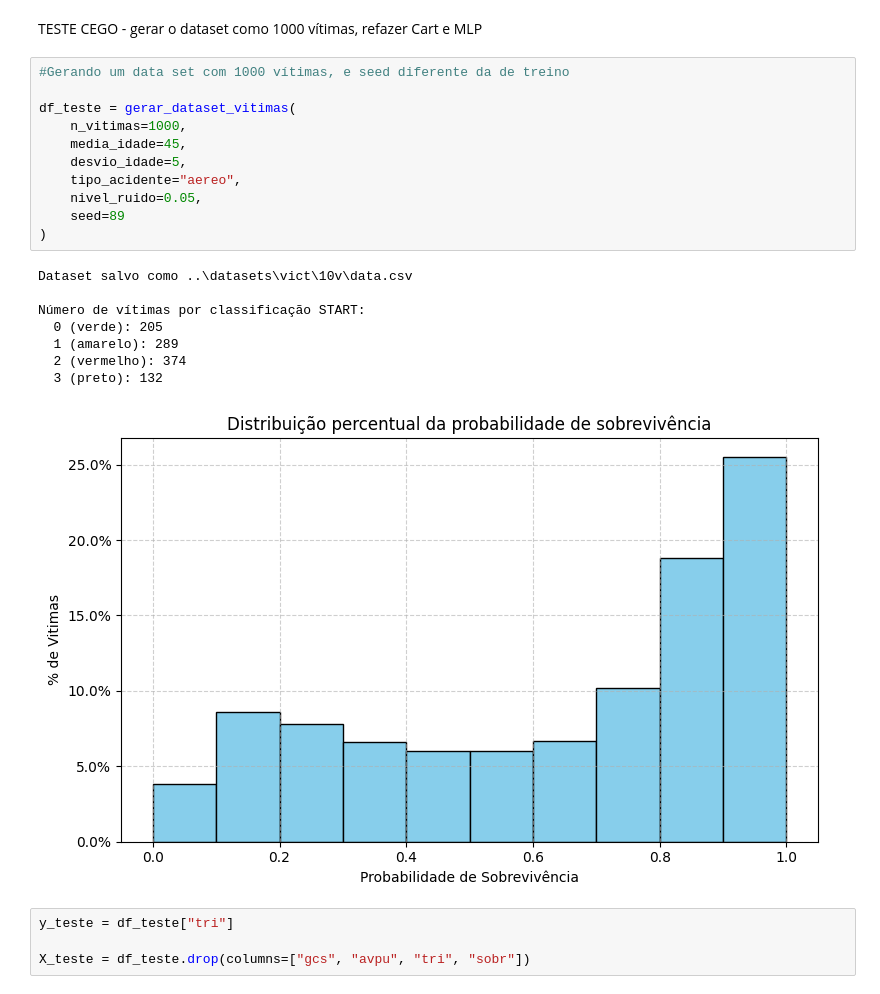
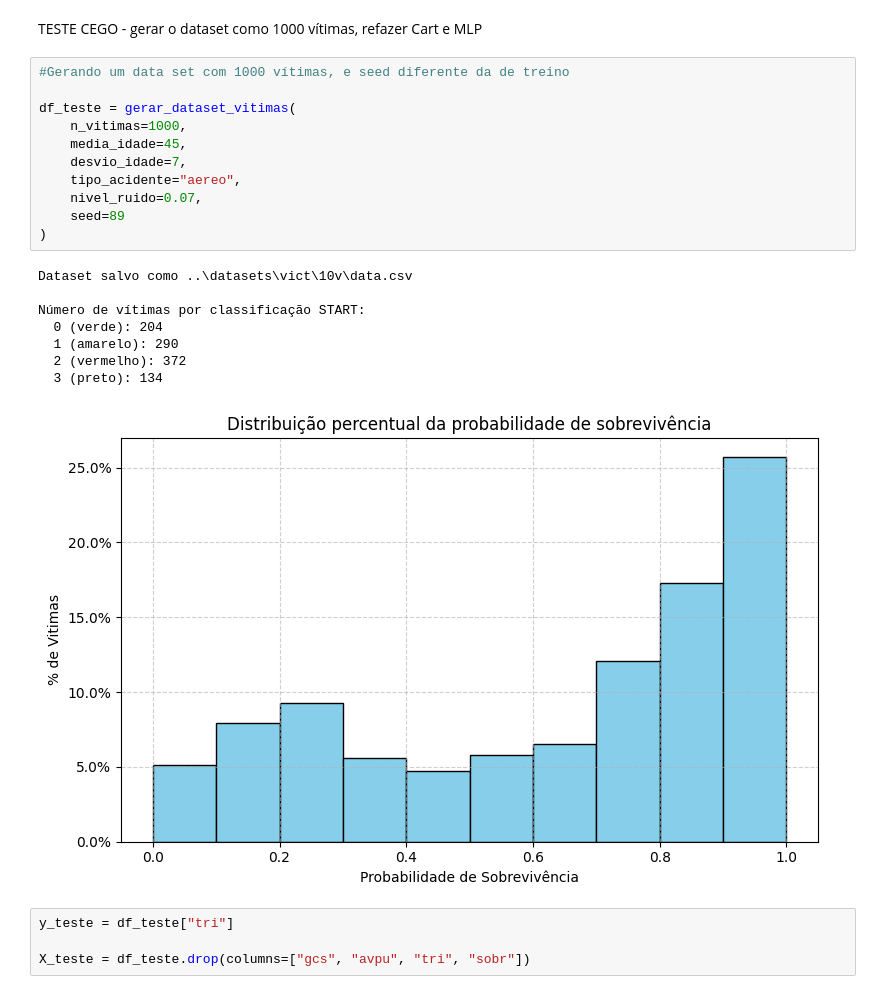
Before and after one commit to MatheusLoureiro2003/Classificao-Sistemas-Inteligentes, a Jupyter notebook: data_creation/Classificacao.ipynb, the cells around one changed output. Cells and saved outputs as stored; diff of their text form.

```diff
--- a/data_creation/Classificacao.ipynb
+++ b/data_creation/Classificacao.ipynb
@@ -429,23 +429,23 @@ TESTE CEGO - gerar o dataset como 1000 vítimas, refazer Cart e MLP
 # %%
 #Gerando um data set com 1000 vítimas, e seed diferente da de treino
 
 df_teste = gerar_dataset_vitimas(
     n_vitimas=1000,
     media_idade=45,
-    desvio_idade=5,
+    desvio_idade=7,
     tipo_acidente="aereo",
-    nivel_ruido=0.05,
+    nivel_ruido=0.07,
     seed=89
 )
 # %% [output]
 Dataset salvo como ..\datasets\vict\10v\data.csv
 
 Número de vítimas por classificação START:
-  0 (verde): 205
-  1 (amarelo): 289
-  2 (vermelho): 374
-  3 (preto): 132
+  0 (verde): 204
+  1 (amarelo): 290
+  2 (vermelho): 372
+  3 (preto): 134
-[figure, old version]
+[figure, new version]
 # %%
 y_teste = df_teste["tri"]
 
```
Also changed, not shown: parts of 13 cells of this notebook, 1 other file.
